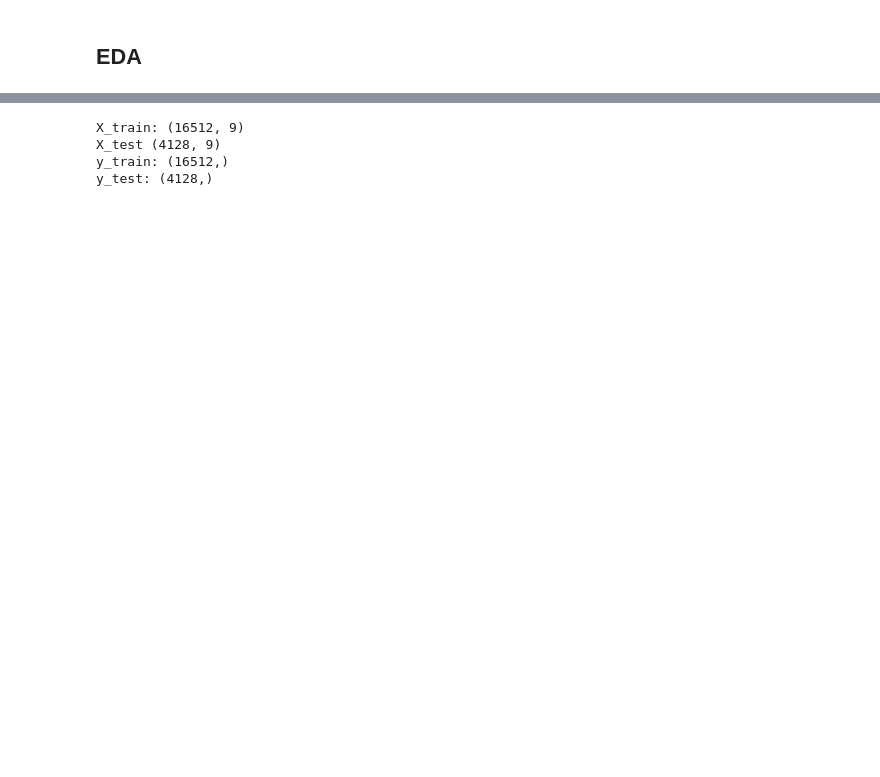
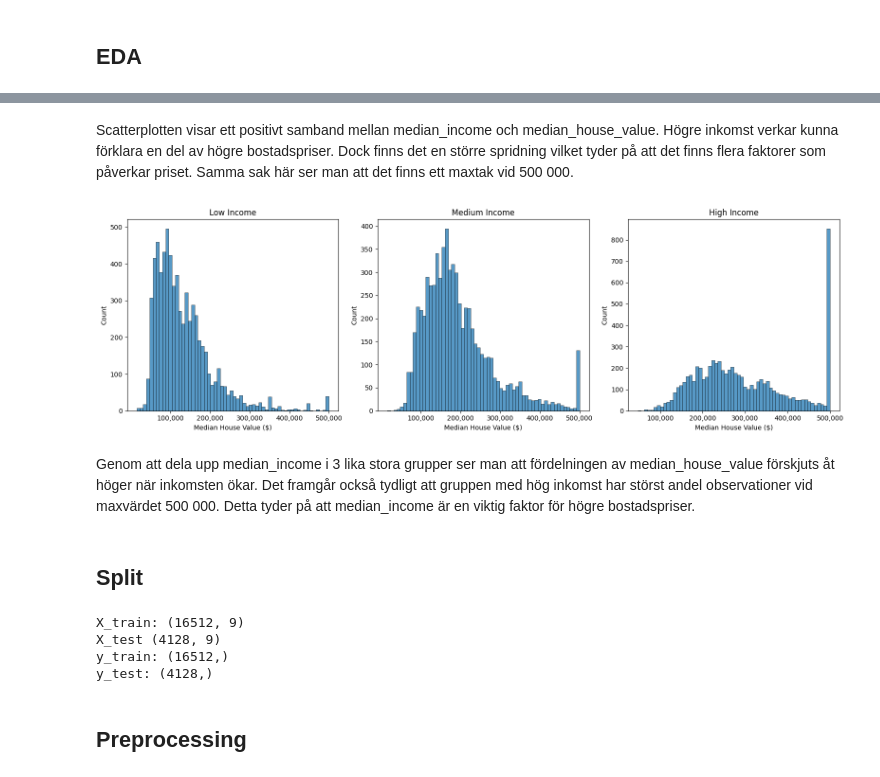
Before and after one commit to Jack-JackAttack/California_Housing, a Jupyter notebook: report.ipynb, the cells around one changed output, grey strips where cells are left out. Saved outputs shown, nothing was run; the diff lists cells and outputs as text; code cells hidden in the pictures; blank space fills up the shorter version.

```diff
--- a/report.ipynb
+++ b/report.ipynb
@@ -93,3 +133,43 @@ Name: high_value, dtype: int64
+# %% [markdown]
+Scatterplotten visar ett positivt samband mellan median_income och median_house_value. Högre inkomst verkar kunna förklara en del av högre bostadspriser. Dock finns det en större spridning vilket tyder på att det finns flera faktorer som påverkar priset. Samma sak här ser man att det finns ett maxtak vid 500 000.
+# %%
+
+# skapar en ny kolumn "income_group" där varje rad antingen blir low, medium eller high baserat på fördelning av "median_income". 33% i low, 33% i medium, 33% i high.
+df["income_group"] = pd.qcut(df["median_income"], q=3, labels=["Low", "Medium", "High"])
+
+
+groups = ["Low", "Medium", "High"]
+
+
+fig, axes = plt.subplots(1, 3, figsize=(16, 5))
+
+for i, group in enumerate(groups):
+    grouped_data = df[df["income_group"] == group]
+
+    sns.histplot(grouped_data["median_house_value"], bins=60, ax=axes[i])
+
+    axes[i].set_title(f"{group} Income")
+    axes[i].set_xlabel("Median House Value ($)")
+    axes[i].set_ylabel("Count")
+
+
+x_values = range(100000, 600000, 100000)
+x_ticks = [f"{val:,}" for val in x_values]
+for ax in axes:
+    ax.set_xticks(x_values)
+    ax.set_xticklabels(x_ticks)
+
+
+
+plt.tight_layout()
+plt.show()
+# %% [output]
+[figure, added]
+# %% [markdown]
+Genom att dela upp median_income i 3 lika stora grupper ser man att fördelningen av median_house_value förskjuts åt höger när inkomsten ökar.
+Det framgår också tydligt att gruppen med hög inkomst har störst andel observationer vid maxvärdet 500 000. Detta tyder på att median_income är en viktig faktor för högre bostadspriser.
+# %% [markdown]
+## Split
 # %%
 from sklearn.model_selection import train_test_split
 
@@ -112,6 +193,8 @@ X_train: (16512, 9)
 X_test (4128, 9)
 y_train: (16512,)
 y_test: (4128,)
+# %% [markdown]
+## Preprocessing
 # %%
 from sklearn.pipeline import Pipeline
 from sklearn.impute import SimpleImputer
```
Also changed, not shown: parts of 12 cells of this notebook.
